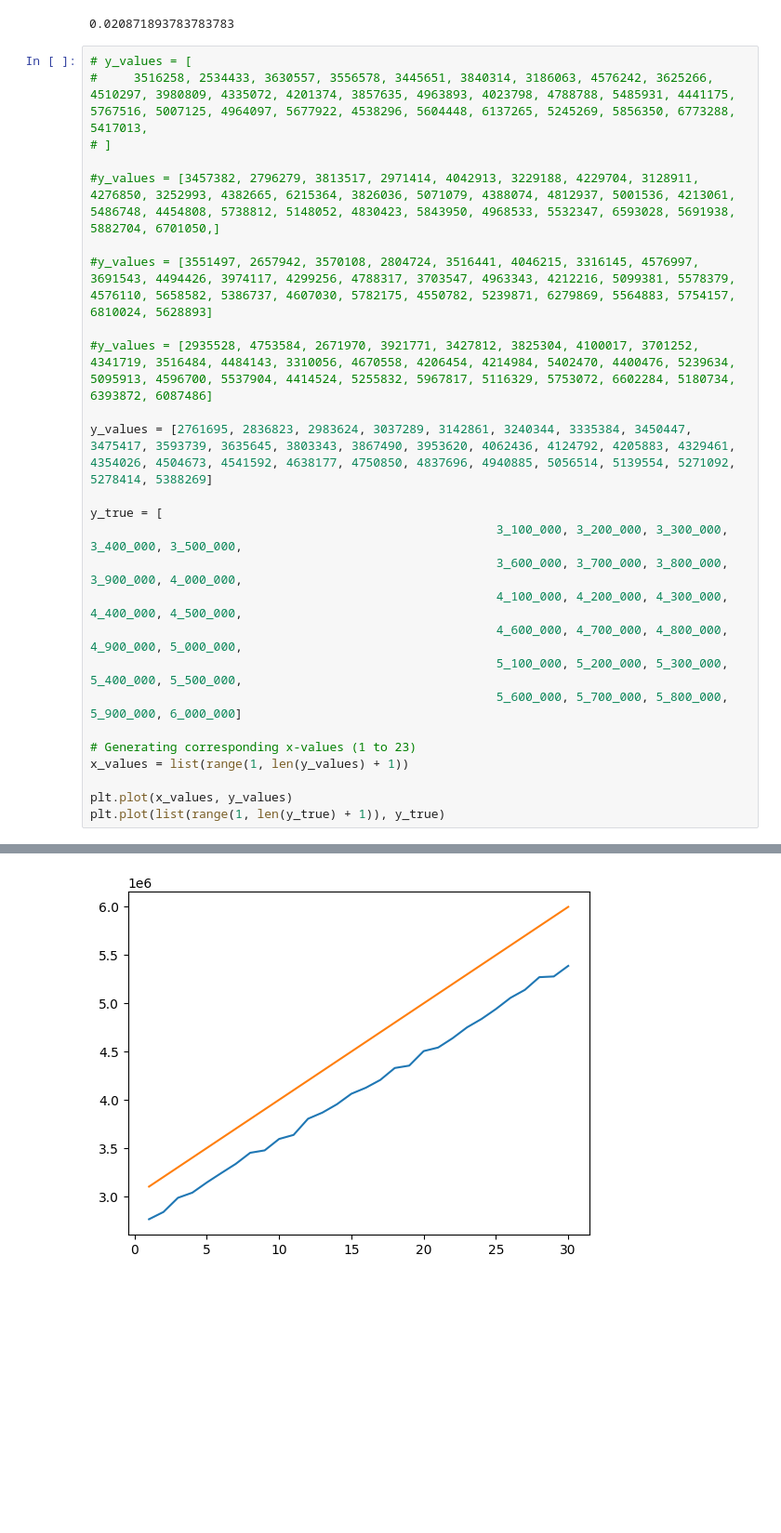
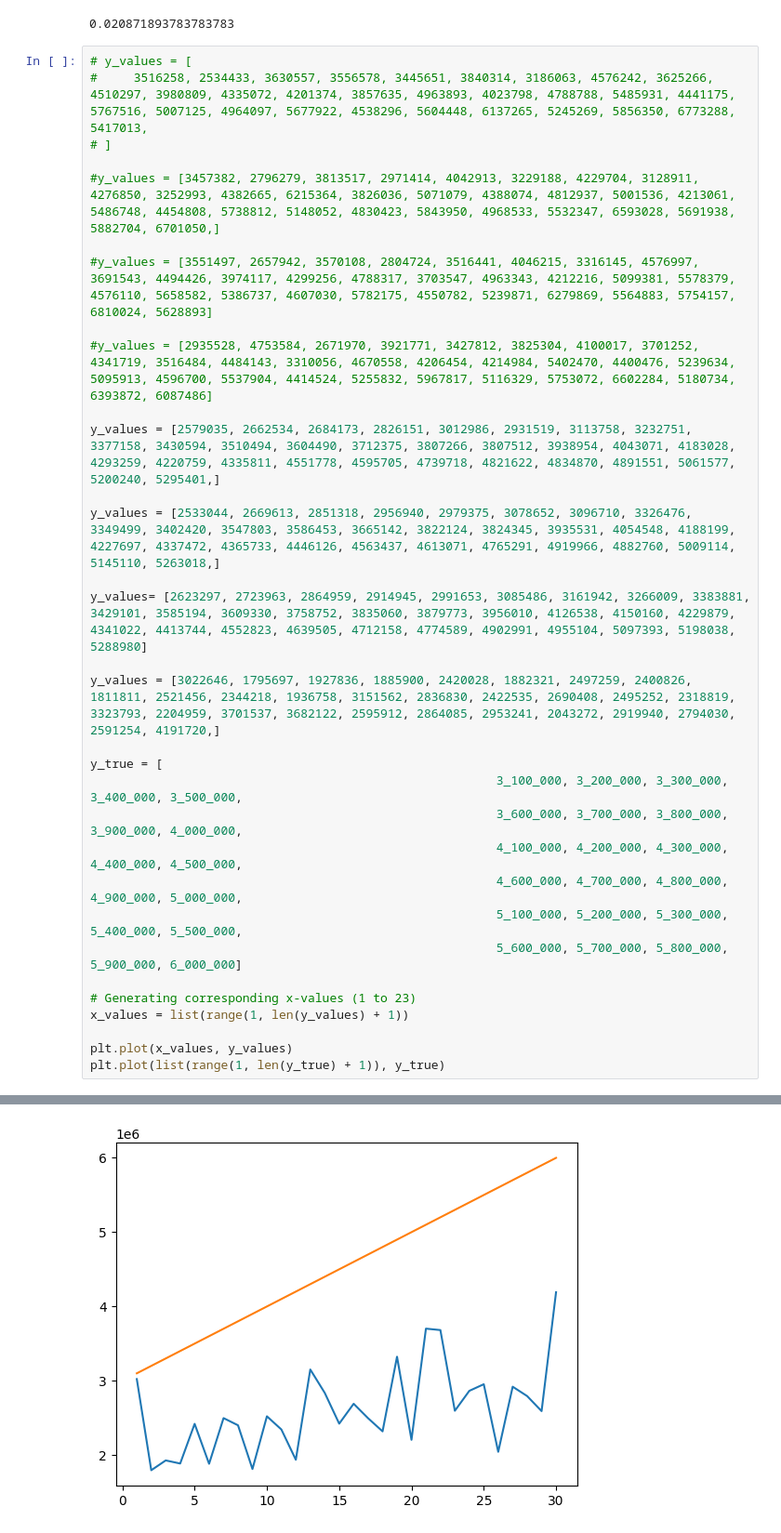
Before and after one commit to abhatia1205/neural-ink-interview-2, a Jupyter notebook: motion_exploration.ipynb, the cells around one changed output, grey strips where cells are left out. Shown at 93% size. Saved outputs shown, nothing was run; the diff lists cells and outputs as text; blank space fills up the shorter version.

```diff
--- a/motion_exploration.ipynb
+++ b/motion_exploration.ipynb
@@ -250,29 +250,35 @@ np.diff(x).mean()/1e9
 # %%
 # y_values = [
 #     3516258, 2534433, 3630557, 3556578, 3445651, 3840314, 3186063, 4576242, 3625266, 4510297, 3980809, 4335072, 4201374, 3857635, 4963893, 4023798, 4788788, 5485931, 4441175, 5767516, 5007125, 4964097, 5677922, 4538296, 5604448, 6137265, 5245269, 5856350, 6773288, 5417013,
 # ]
 
 #y_values = [3457382, 2796279, 3813517, 2971414, 4042913, 3229188, 4229704, 3128911, 4276850, 3252993, 4382665, 6215364, 3826036, 5071079, 4388074, 4812937, 5001536, 4213061, 5486748, 4454808, 5738812, 5148052, 4830423, 5843950, 4968533, 5532347, 6593028, 5691938, 5882704, 6701050,]
 
 #y_values = [3551497, 2657942, 3570108, 2804724, 3516441, 4046215, 3316145, 4576997, 3691543, 4494426, 3974117, 4299256, 4788317, 3703547, 4963343, 4212216, 5099381, 5578379, 4576110, 5658582, 5386737, 4607030, 5782175, 4550782, 5239871, 6279869, 5564883, 5754157, 6810024, 5628893]
 
 #y_values = [2935528, 4753584, 2671970, 3921771, 3427812, 3825304, 4100017, 3701252, 4341719, 3516484, 4484143, 3310056, 4670558, 4206454, 4214984, 5402470, 4400476, 5239634, 5095913, 4596700, 5537904, 4414524, 5255832, 5967817, 5116329, 5753072, 6602284, 5180734, 6393872, 6087486]
 
-y_values = [2761695, 2836823, 2983624, 3037289, 3142861, 3240344, 3335384, 3450447, 3475417, 3593739, 3635645, 3803343, 3867490, 3953620, 4062436, 4124792, 4205883, 4329461, 4354026, 4504673, 4541592, 4638177, 4750850, 4837696, 4940885, 5056514, 5139554, 5271092, 5278414, 5388269]
+y_values = [2579035, 2662534, 2684173, 2826151, 3012986, 2931519, 3113758, 3232751, 3377158, 3430594, 3510494, 3604490, 3712375, 3807266, 3807512, 3938954, 4043071, 4183028, 4293259, 4220759, 4335811, 4551778, 4595705, 4739718, 4821622, 4834870, 4891551, 5061577, 5200240, 5295401,]
+
+y_values = [2533044, 2669613, 2851318, 2956940, 2979375, 3078652, 3096710, 3326476, 3349499, 3402420, 3547803, 3586453, 3665142, 3822124, 3824345, 3935531, 4054548, 4188199, 4227697, 4337472, 4365733, 4446126, 4563437, 4613071, 4765291, 4919966, 4882760, 5009114, 5145110, 5263018,]
+
+y_values= [2623297, 2723963, 2864959, 2914945, 2991653, 3085486, 3161942, 3266009, 3383881, 3429101, 3585194, 3609330, 3758752, 3835060, 3879773, 3956010, 4126538, 4150160, 4229879, 4341022, 4413744, 4552823, 4639505, 4712158, 4774589, 4902991, 4955104, 5097393, 5198038, 5288980]
+
+y_values = [3022646, 1795697, 1927836, 1885900, 2420028, 1882321, 2497259, 2400826, 1811811, 2521456, 2344218, 1936758, 3151562, 2836830, 2422535, 2690408, 2495252, 2318819, 3323793, 2204959, 3701537, 3682122, 2595912, 2864085, 2953241, 2043272, 2919940, 2794030, 2591254, 4191720,]
 
 y_true = [
                                                         3_100_000, 3_200_000, 3_300_000, 3_400_000, 3_500_000,
                                                         3_600_000, 3_700_000, 3_800_000, 3_900_000, 4_000_000,
                                                         4_100_000, 4_200_000, 4_300_000, 4_400_000, 4_500_000,
                                                         4_600_000, 4_700_000, 4_800_000, 4_900_000, 5_000_000,
                                                         5_100_000, 5_200_000, 5_300_000, 5_400_000, 5_500_000,
                                                         5_600_000, 5_700_000, 5_800_000, 5_900_000, 6_000_000]
 
 # Generating corresponding x-values (1 to 23)
 x_values = list(range(1, len(y_values) + 1))
 
 plt.plot(x_values, y_values)
 plt.plot(list(range(1, len(y_true) + 1)), y_true)
 # %% [output]
 [<matplotlib.lines.Line2D at 0x...>]
-[figure, old version]
+[figure, new version]
```
Also changed, not shown: parts of 2 cells of this notebook, 2 other files.
